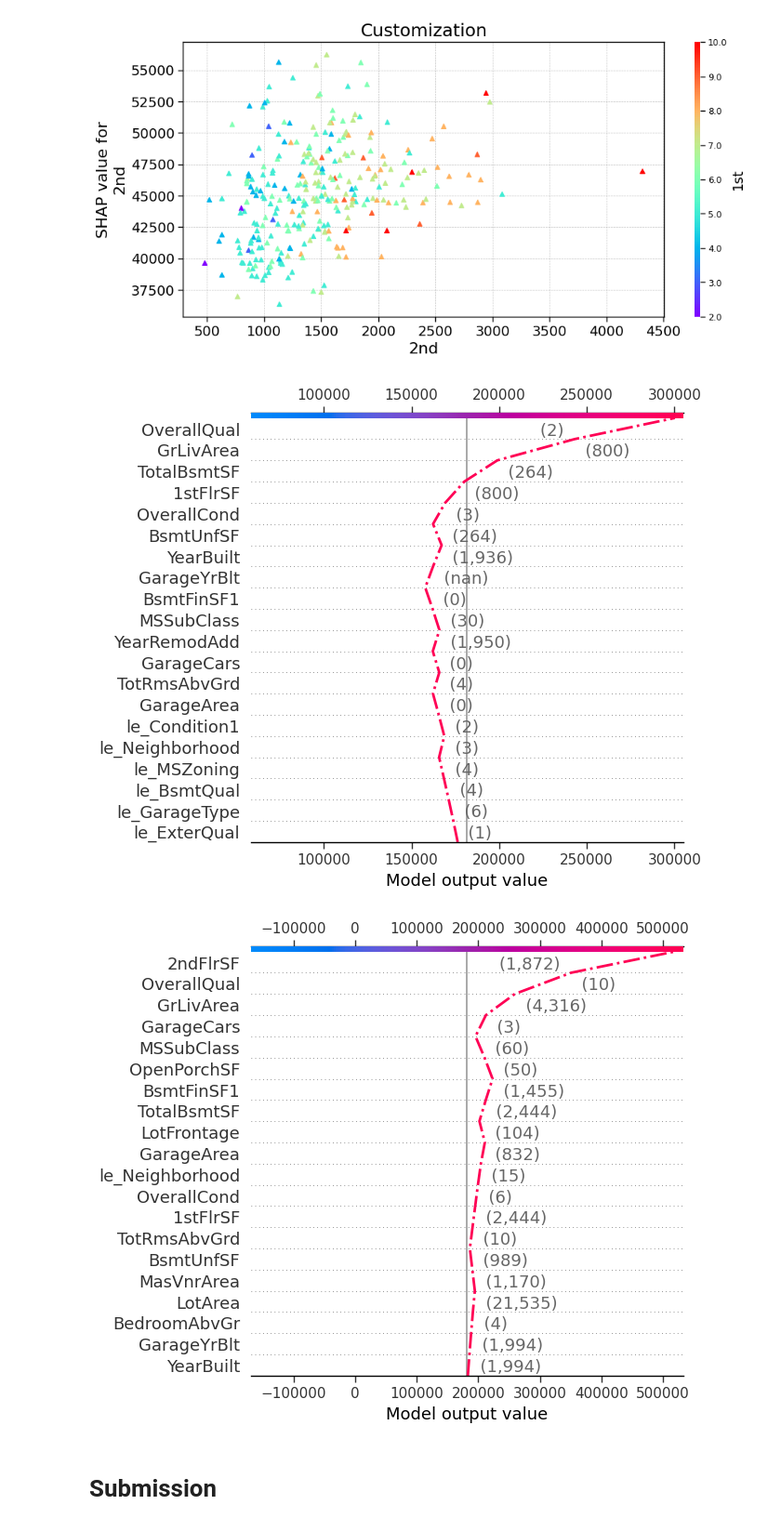
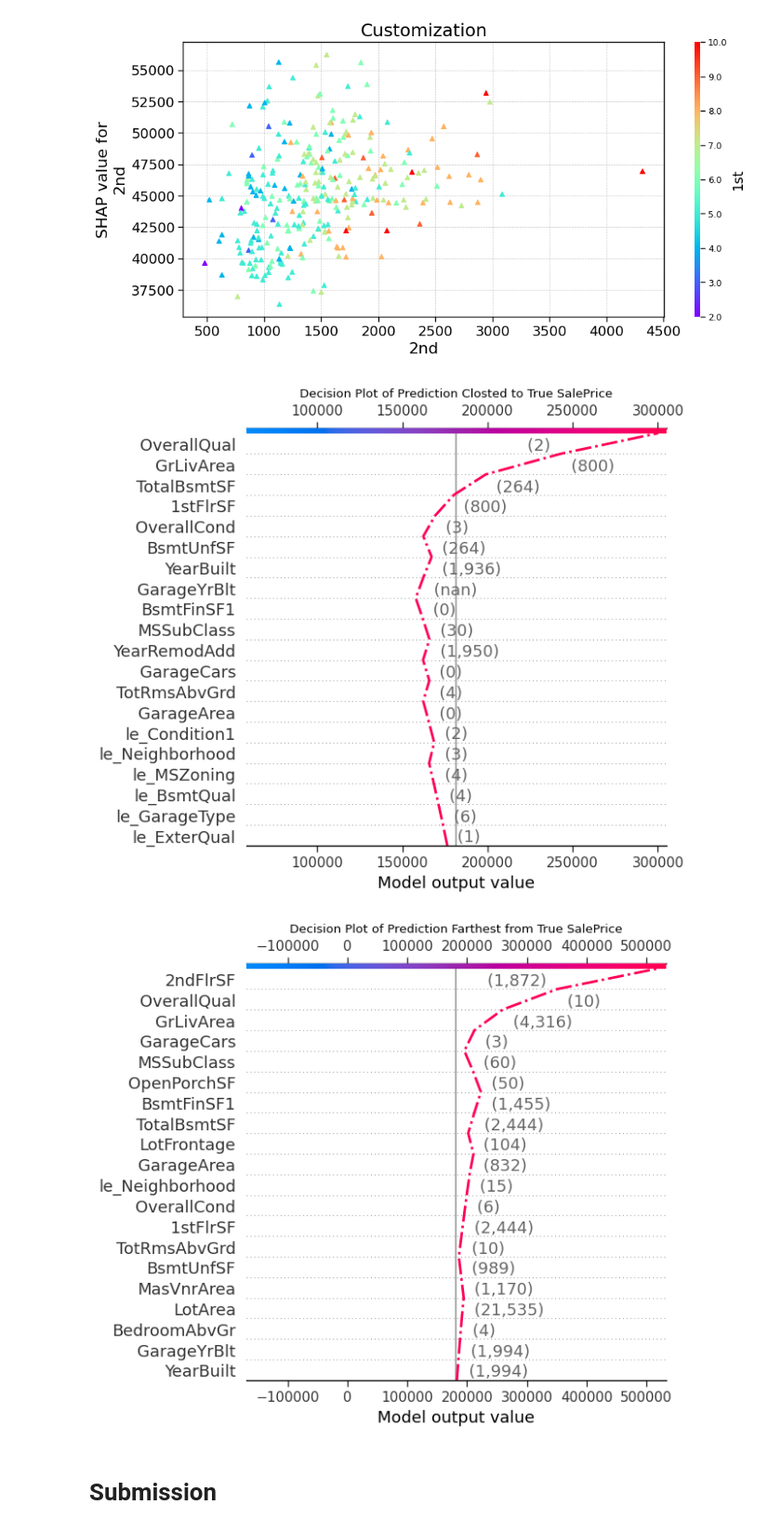
Before and after one commit to PeeteKeesel/kaggle-verse, a Jupyter notebook: competition-house-price-prediction.ipynb, the cells around one changed output. Shown at 93% size. Drawn from its saved outputs; the diff is of its cells as text; code cells hidden in the pictures.

Commit message:
Kaggle Notebook | 🔥Competition 🏆 EDA & House Price Prediction🏡 | Version 9

```diff
--- a/competition-house-price-prediction.ipynb
+++ b/competition-house-price-prediction.ipynb
@@ -611,24 +611,26 @@ shap.decision_plot(explainer.expected_value,
                    X_oob.iloc[closest_index].values,
                    feature_names=features,
                    highlight=0,
+                   title='Decision Plot of Prediction Closted to True SalePrice',
                    auto_size_plot=False)
 
 plt.show()
 # %% [output]
-[figure, old version]
+[figure, new version]
 # %%
 plt.figure(figsize=(6,6))
 
 shap.decision_plot(explainer.expected_value,
                    shap_values[farthest_index],
                    X_oob.iloc[farthest_index].values,
                    feature_names=features,
                    highlight=0,
+                   title='Decision Plot of Prediction Farthest from True SalePrice',
                    auto_size_plot=False)
 
 plt.show()
 # %% [output]
-[figure, old version]
+[figure, new version]
 # %% [markdown]
 # Submission
 # %%
```
Also changed, not shown: parts of 5 cells of this notebook.
